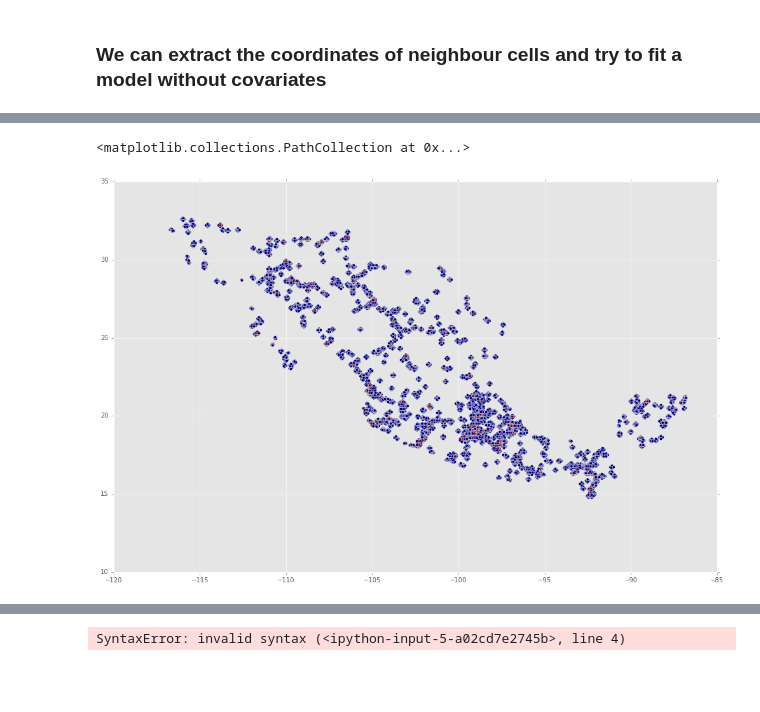
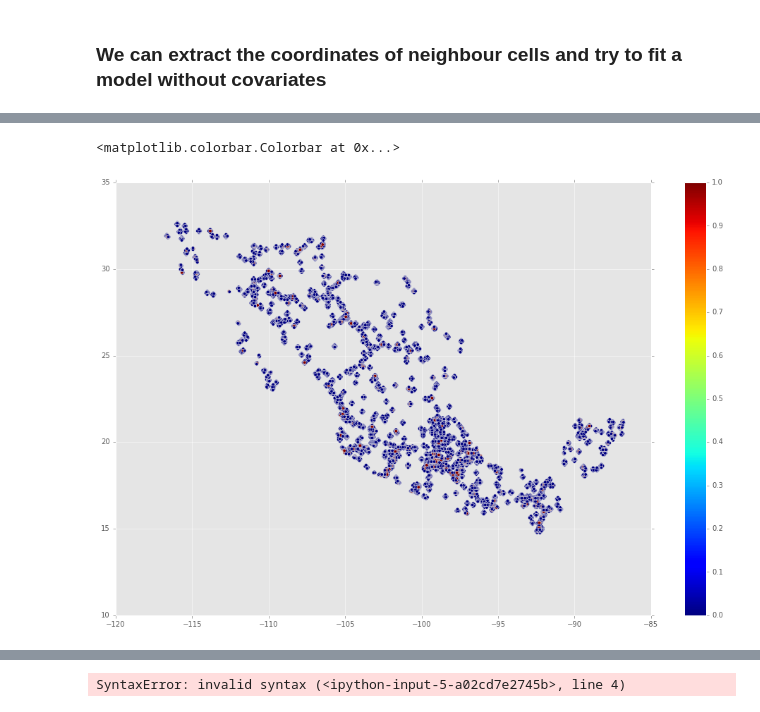
Before and after one commit to molgor/spystats, a Jupyter notebook: notebooks/TensorFlow/Biospytial Models in GPFlow.ipynb, the cells around one changed output, grey strips where cells are left out. Drawn from its saved outputs; the diff is of its cells as text; code cells hidden in the pictures; blank space fills up the shorter version.

```diff
--- a/notebooks/TensorFlow/Biospytial Models in GPFlow.ipynb
+++ b/notebooks/TensorFlow/Biospytial Models in GPFlow.ipynb
@@ -52,6 +52,7 @@ Y = pd.DataFrame(y)
 # %%
 plt.figure(figsize=(17,11))
 plt.scatter(lon,lat,c=Y)
+plt.colorbar()
 # %% [output]
-<matplotlib.collections.PathCollection at 0x...>
+<matplotlib.colorbar.Colorbar at 0x...>
-[figure, old version]
+[figure, new version]
```
Also changed, not shown: parts of 21 cells of this notebook, 5 other files.
